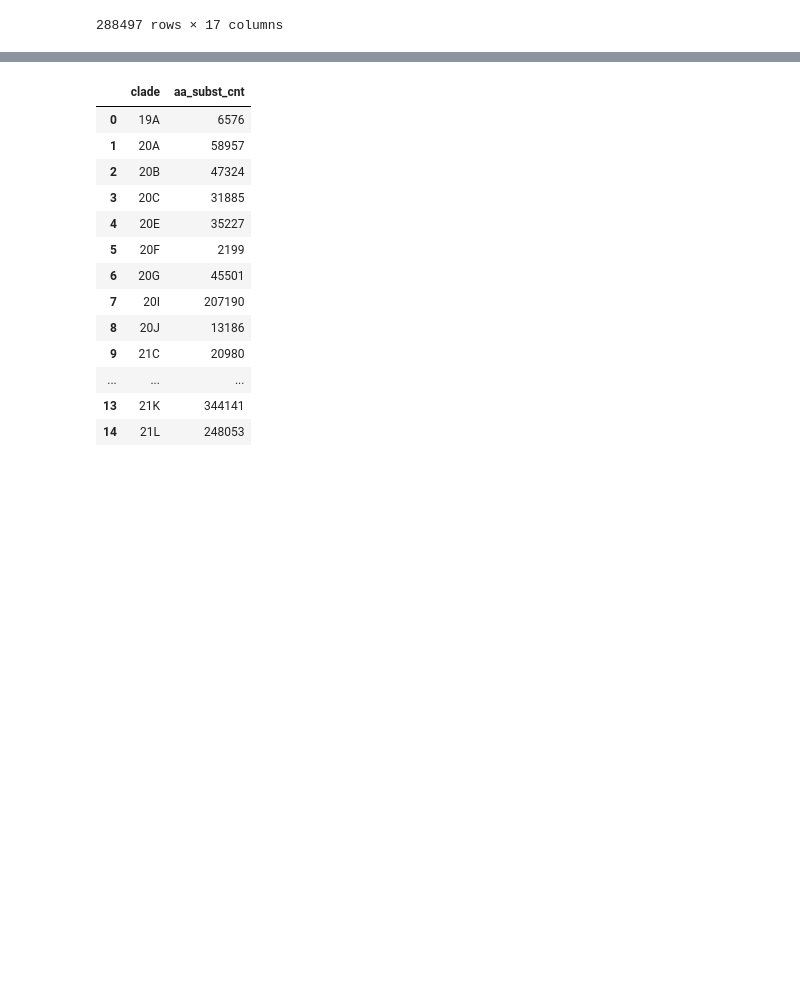
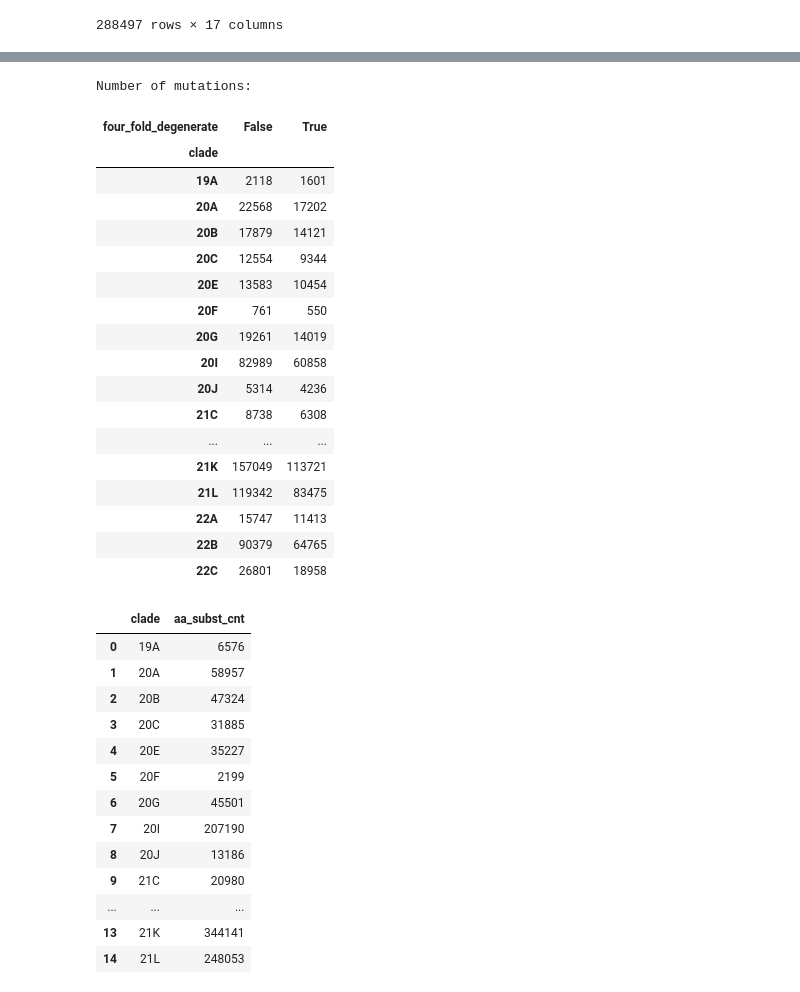
Before and after one commit to mitoclub/RNAViralMutSpec, a Jupyter notebook: sars-cov-2_aa_subst/process.ipynb, the cells around one changed output, grey strips where cells are left out. Cells and saved outputs as stored; diff of their text form; code cells hidden in the pictures; blank space fills up the shorter version.

```diff
--- a/sars-cov-2_aa_subst/process.ipynb
+++ b/sars-cov-2_aa_subst/process.ipynb
@@ -242,3 +265,26 @@ obs
+# %%
+print('Number of mutations:')
+obs_raw.query('synonymous == True').groupby(['clade', 'four_fold_degenerate'])['count'].sum().unstack()
+# %% [output]
+Number of mutations:
+| four_fold_degenerate | False | True |
+| clade |  |  |
+| 19A | 2118 | 1601 |
+| 20A | 22568 | 17202 |
+| 20B | 17879 | 14121 |
+| 20C | 12554 | 9344 |
+| 20E | 13583 | 10454 |
+| 20F | 761 | 550 |
+| 20G | 19261 | 14019 |
+| 20I | 82989 | 60858 |
+| 20J | 5314 | 4236 |
+| 21C | 8738 | 6308 |
+| ... | ... | ... |
+| 21K | 157049 | 113721 |
+| 21L | 119342 | 83475 |
+| 22A | 15747 | 11413 |
+| 22B | 90379 | 64765 |
+| 22C | 26801 | 18958 |
 # %%
 obs.groupby('clade')['count'].sum().rename('aa_subst_cnt').sort_index().reset_index()
 # %% [output]
```
Also changed, not shown: parts of 2 cells of this notebook, 1 other file.
